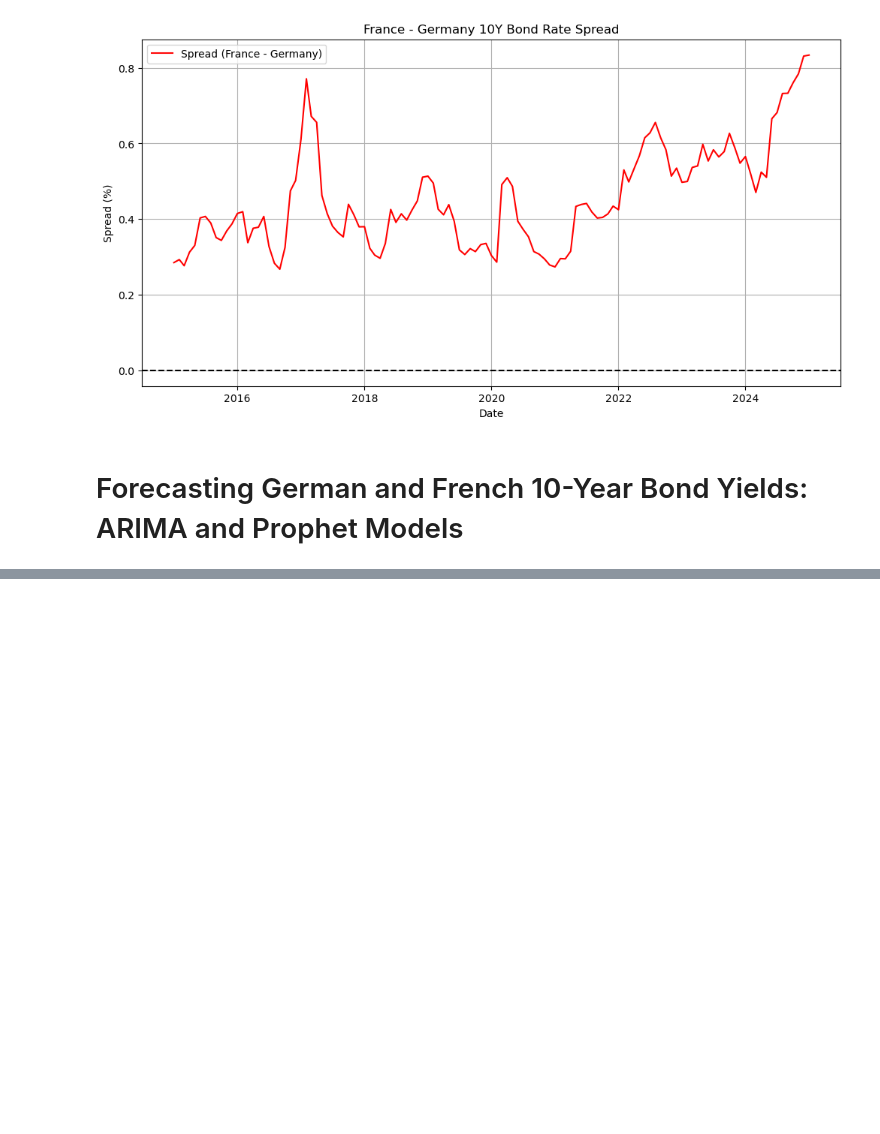
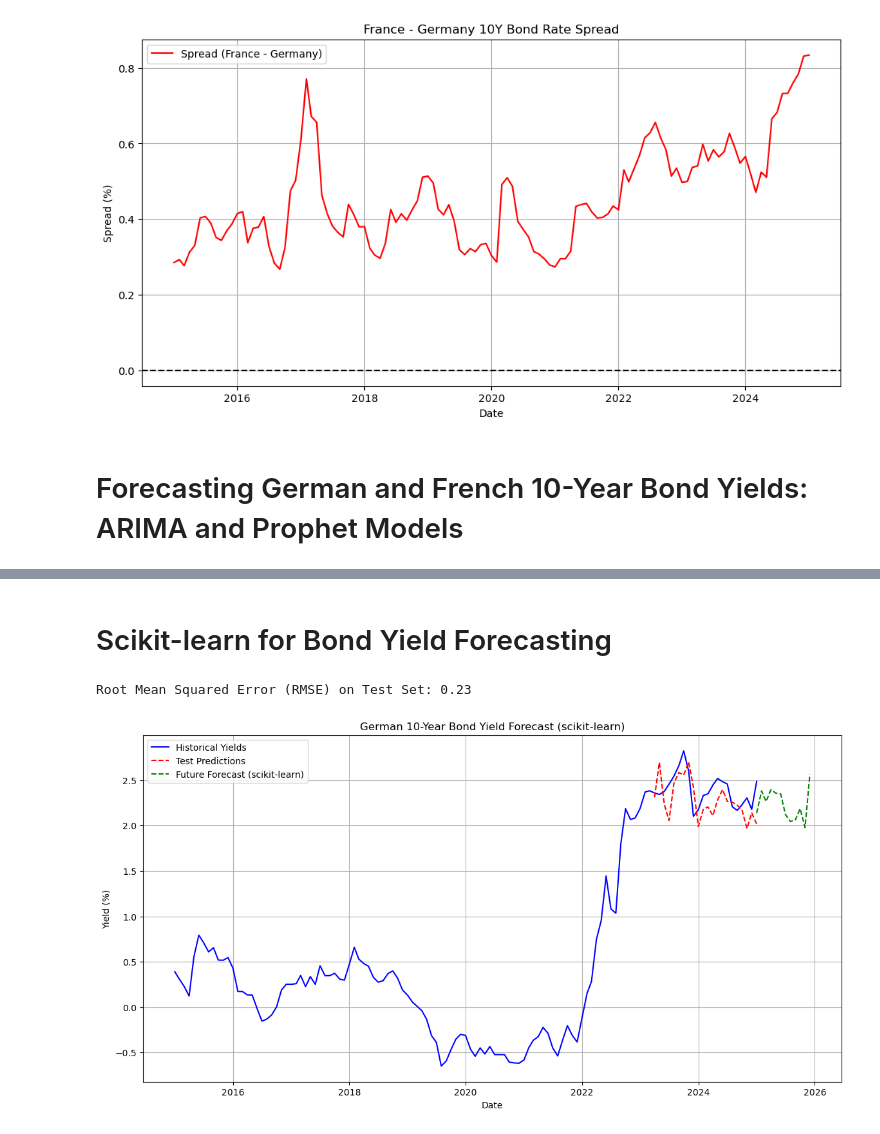
Before and after one commit to barhador/French-Bonds-Analysis, a Jupyter notebook: france-bonds.ipynb, the cells around one changed output, grey strips where cells are left out. Drawn from its saved outputs; the diff is of its cells as text; code cells hidden in the pictures; blank space fills up the shorter version.

Commit message:
Added Scikit-learn for Bond Yield Forecasting

```diff
--- a/france-bonds.ipynb
+++ b/france-bonds.ipynb
@@ -247,3 +247,75 @@ ARIMA Forecast:
 130 2025-11-01  3.369499
 131 2025-12-01  3.337253
 132 2026-01-01  3.453607
+# %% [markdown]
+# Scikit-learn for Bond Yield Forecasting
+# %%
+df = pd.read_csv("IRLTLT01DEM140N.csv", parse_dates=["observation_date"], index_col="observation_date")
+df.dropna(inplace=True)
+
+# Feature Engineering (Lagged Features)
+def create_lagged_features(df, lags=12):
+    df_Lagged = df.copy()
+    for i in range(1, lags + 1):
+        df_Lagged[f'lag_{i}'] = df_Lagged['IRLTLT01DEM156N'].shift(i)
+    df_Lagged.dropna(inplace=True)
+    return df_Lagged
+
+df_lagged = create_lagged_features(df)
+
+X = df_lagged[['lag_'+str(i) for i in range(1, 13)]]
+y = df_lagged['IRLTLT01DEM156N']
+
+train_size = int(len(df_lagged) * 0.8)
+X_train, X_test = X[:train_size], X[train_size:]
+y_train, y_test = y[:train_size], y[train_size:]
+
+# Model Training (Linear Regression)
+model = LinearRegression()
+model.fit(X_train, y_train)
+
+predictions = model.predict(X_test)
+
+mse = mean_squared_error(y_test, predictions)
+rmse = np.sqrt(mse)
+print(f'Root Mean Squared Error (RMSE) on Test Set: {rmse:.2f}')
+
+
+#Forecasting Future Values
+def forecast(model, df, periods=12, lags=12):
+    forecast_values = []
+    last_window = df[['IRLTLT01DEM156N']].tail(lags).values.flatten() # Get the last 'lags' values
+
+    for _ in range(periods):
+        X_future = last_window.reshape(1, -1)
+        prediction = model.predict(X_future)[0]
+        forecast_values.append(prediction)
+        last_window = np.roll(last_window, -1)
+        last_window[-1] = prediction
+
+    forecast_index = pd.date_range(df.index[-1], periods=periods, freq='MS')
+    forecast_series = pd.Series(forecast_values, index=forecast_index)
+    return forecast_series
+
+
+forecast_Sklearn = forecast(model, df_germany, periods=12)
+
+
+#Visualization
+plt.figure(figsize=(14, 7))
+plt.plot(df.index, df['IRLTLT01DEM156N'], label='Historical Yields', color='blue')
+plt.plot(y_test.index, predictions, label='Test Predictions', color='red', linestyle='--')
+plt.plot(forecast_Sklearn.index, forecast_Sklearn, label='Future Forecast (scikit-learn)', color='green', linestyle='--')
+
+plt.title('German 10-Year Bond Yield Forecast (scikit-learn)')
+plt.xlabel('Date')
+plt.ylabel('Yield (%)')
+plt.legend()
+plt.grid(True)
+plt.show()
+
+print("\nScikit-learn Forecast (Next 12 Months):")
+print(forecast_Sklearn)
+# %% [output]
+Root Mean Squared Error (RMSE) on Test Set: 0.23
+[figure, added]
```
Also changed, not shown: parts of 4 cells of this notebook.
